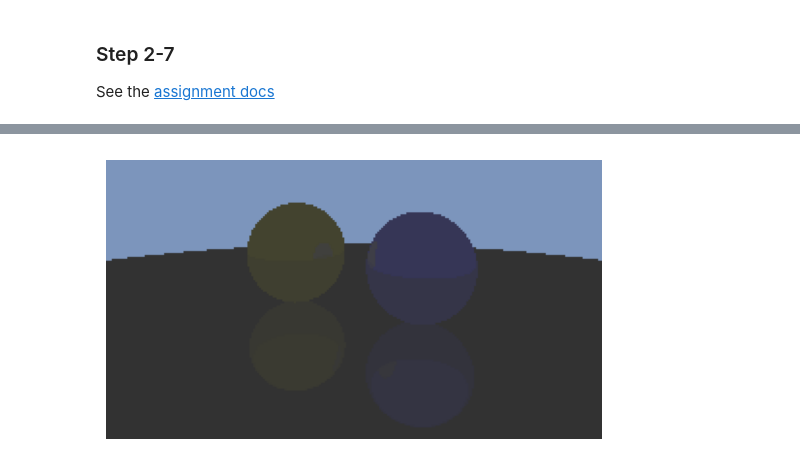
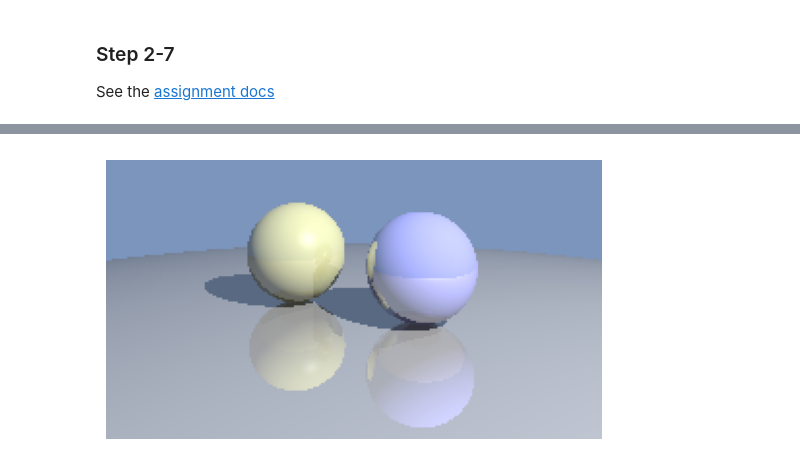
Before and after one commit to kh31514/C2-Intro-To-Graphics, a Jupyter notebook: Testing.ipynb, the cells around one changed output, grey strips where cells are left out. Cells and saved outputs as stored; diff of their text form; code cells hidden in the pictures.

```diff
--- a/Testing.ipynb
+++ b/Testing.ipynb
@@ -40,6 +41,6 @@ im.show()
 # %%
-im = ThreeSpheresExample().render(output_shape = [144,256])
+im = ThreeSpheresExample().render(output_shape = [144,256], gamma_correct=True)
 im.show()
 #print(im.pixels)
 # %% [output]
-[figure, old version]
+[figure, new version]
```
Also changed, not shown: parts of 2 cells of this notebook, 2 other files.
